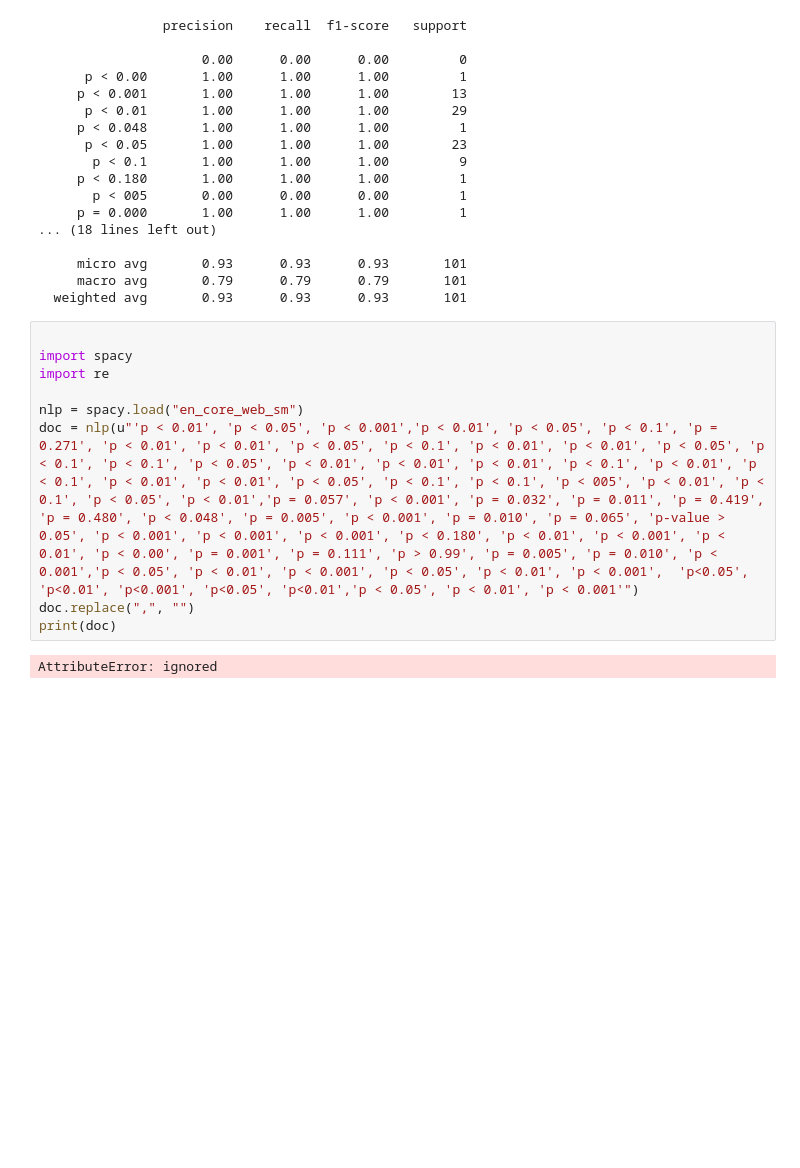
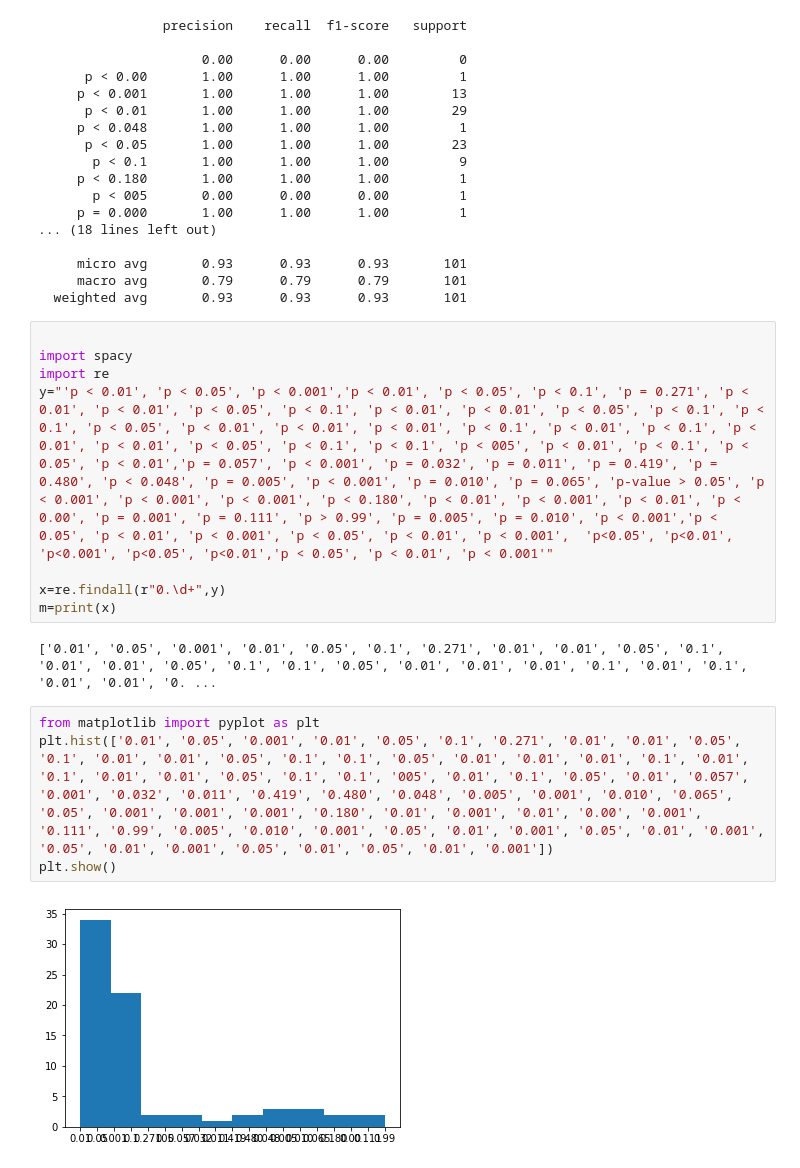
Before and after one commit to Josynguepi/wissenschaftliche-Artikel, a Jupyter notebook: Implementierung_BA_2019_gut.ipynb, the cells around one changed output. Drawn from its saved outputs; the diff is of its cells as text; blank space fills up the shorter version.

```diff
--- a/Implementierung_BA_2019_gut.ipynb
+++ b/Implementierung_BA_2019_gut.ipynb
@@ -1079,10 +1079,15 @@ print(classification_report(y_true, y_pred))
 
 import spacy
 import re
+y="'p < 0.01', 'p < 0.05', 'p < 0.001','p < 0.01', 'p < 0.05', 'p < 0.1', 'p = 0.271', 'p < 0.01', 'p < 0.01', 'p < 0.05', 'p < 0.1', 'p < 0.01', 'p < 0.01', 'p < 0.05', 'p < 0.1', 'p < 0.1', 'p < 0.05', 'p < 0.01', 'p < 0.01', 'p < 0.01', 'p < 0.1', 'p < 0.01', 'p < 0.1', 'p < 0.01', 'p < 0.01', 'p < 0.05', 'p < 0.1', 'p < 0.1', 'p < 005', 'p < 0.01', 'p < 0.1', 'p < 0.05', 'p < 0.01','p = 0.057', 'p < 0.001', 'p = 0.032', 'p = 0.011', 'p = 0.419', 'p = 0.480', 'p < 0.048', 'p = 0.005', 'p < 0.001', 'p = 0.010', 'p = 0.065', 'p-value > 0.05', 'p < 0.001', 'p < 0.001', 'p < 0.001', 'p < 0.180', 'p < 0.01', 'p < 0.001', 'p < 0.01', 'p < 0.00', 'p = 0.001', 'p = 0.111', 'p > 0.99', 'p = 0.005', 'p = 0.010', 'p < 0.001','p < 0.05', 'p < 0.01', 'p < 0.001', 'p < 0.05', 'p < 0.01', 'p < 0.001',  'p<0.05', 'p<0.01', 'p<0.001', 'p<0.05', 'p<0.01','p < 0.05', 'p < 0.01', 'p < 0.001'"
 
-nlp = spacy.load("en_core_web_sm")
-doc = nlp(u"'p < 0.01', 'p < 0.05', 'p < 0.001','p < 0.01', 'p < 0.05', 'p < 0.1', 'p = 0.271', 'p < 0.01', 'p < 0.01', 'p < 0.05', 'p < 0.1', 'p < 0.01', 'p < 0.01', 'p < 0.05', 'p < 0.1', 'p < 0.1', 'p < 0.05', 'p < 0.01', 'p < 0.01', 'p < 0.01', 'p < 0.1', 'p < 0.01', 'p < 0.1', 'p < 0.01', 'p < 0.01', 'p < 0.05', 'p < 0.1', 'p < 0.1', 'p < 005', 'p < 0.01', 'p < 0.1', 'p < 0.05', 'p < 0.01','p = 0.057', 'p < 0.001', 'p = 0.032', 'p = 0.011', 'p = 0.419', 'p = 0.480', 'p < 0.048', 'p = 0.005', 'p < 0.001', 'p = 0.010', 'p = 0.065', 'p-value > 0.05', 'p < 0.001', 'p < 0.001', 'p < 0.001', 'p < 0.180', 'p < 0.01', 'p < 0.001', 'p < 0.01', 'p < 0.00', 'p = 0.001', 'p = 0.111', 'p > 0.99', 'p = 0.005', 'p = 0.010', 'p < 0.001','p < 0.05', 'p < 0.01', 'p < 0.001', 'p < 0.05', 'p < 0.01', 'p < 0.001',  'p<0.05', 'p<0.01', 'p<0.001', 'p<0.05', 'p<0.01','p < 0.05', 'p < 0.01', 'p < 0.001'")
-doc.replace(",", "")
-print(doc)
+x=re.findall(r"0.\d+",y)
+m=print(x)
 # %% [output]
-AttributeError: ignored
+['0.01', '0.05', '0.001', '0.01', '0.05', '0.1', '0.271', '0.01', '0.01', '0.05', '0.1', '0.01', '0.01', '0.05', '0.1', '0.1', '0.05', '0.01', '0.01', '0.01', '0.1', '0.01', '0.1', '0.01', '0.01', '0. ...
+# %%
+from matplotlib import pyplot as plt
+plt.hist(['0.01', '0.05', '0.001', '0.01', '0.05', '0.1', '0.271', '0.01', '0.01', '0.05', '0.1', '0.01', '0.01', '0.05', '0.1', '0.1', '0.05', '0.01', '0.01', '0.01', '0.1', '0.01', '0.1', '0.01', '0.01', '0.05', '0.1', '0.1', '005', '0.01', '0.1', '0.05', '0.01', '0.057', '0.001', '0.032', '0.011', '0.419', '0.480', '0.048', '0.005', '0.001', '0.010', '0.065', '0.05', '0.001', '0.001', '0.001', '0.180', '0.01', '0.001', '0.01', '0.00', '0.001', '0.111', '0.99', '0.005', '0.010', '0.001', '0.05', '0.01', '0.001', '0.05', '0.01', '0.001', '0.05', '0.01', '0.001', '0.05', '0.01', '0.05', '0.01', '0.001'])
+plt.show()
+# %% [output]
+[figure, added]
```
